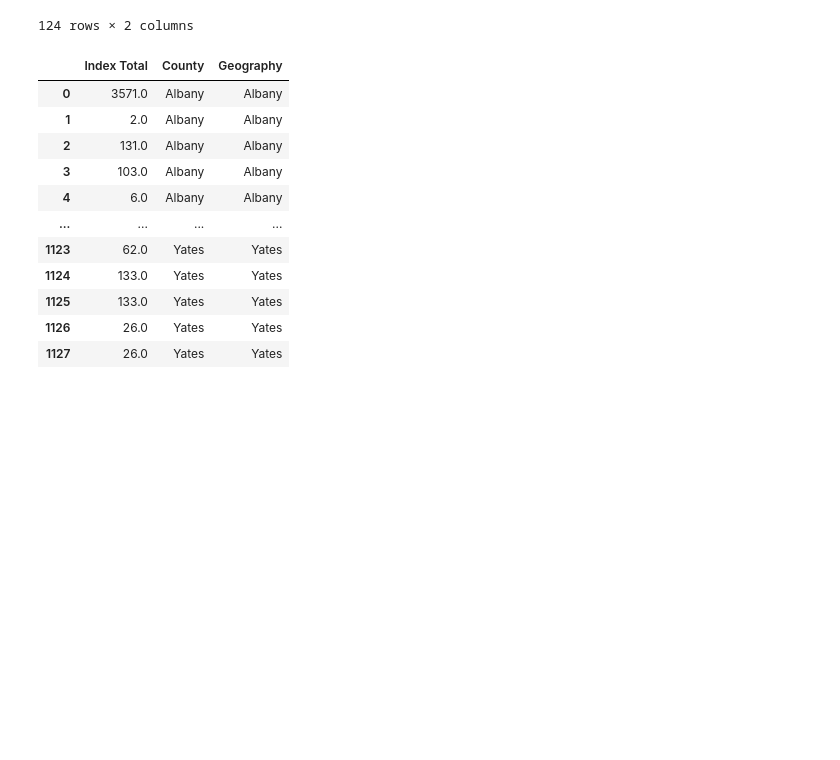
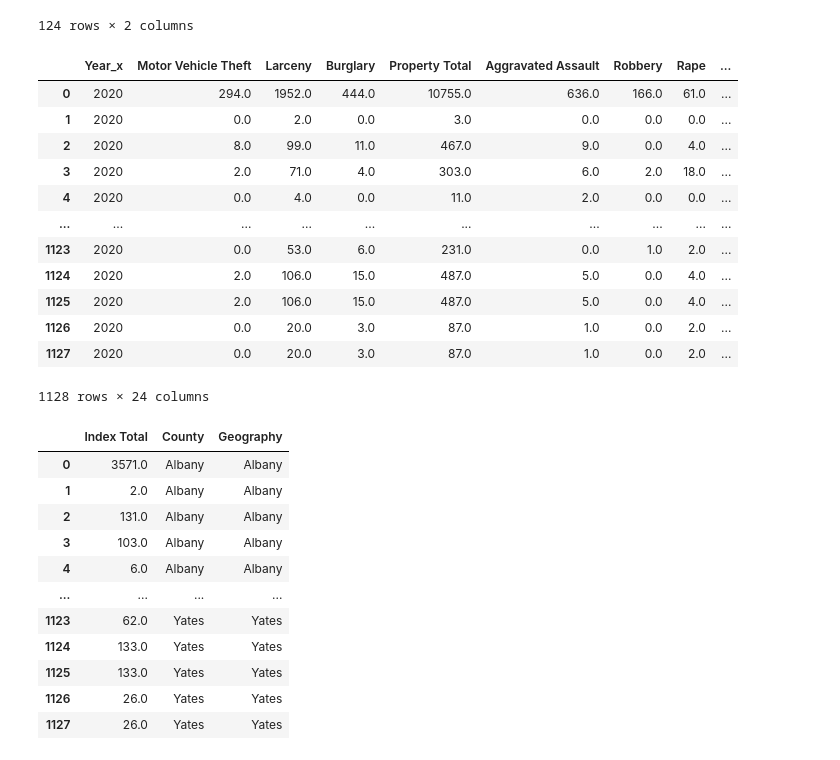
Before and after one commit to morgancoad/final_pro_two, a Jupyter notebook: notebooks/2020_crime.ipynb, the cells around one changed output. Drawn from its saved outputs; the diff is of its cells as text; code cells hidden in the pictures; blank space fills up the shorter version.

```diff
--- a/notebooks/2020_crime.ipynb
+++ b/notebooks/2020_crime.ipynb
@@ -294,11 +316,26 @@ county_pop
 # %%
 # Merged crime activities df that also consisted of county and city df to population df
 crime_activities_20_with_countycode_pop = crime_activities_20_with_countycode.merge(
     pop_2020,
     how='left',
     left_on='County',
     right_on='County'
 )
+crime_activities_20_with_countycode_pop
+# %% [output]
+|  | Year_x | Motor Vehicle Theft | Larceny | Burglary | Property Total | Aggravated Assault | Robbery | Rape | ... |
+| 0 | 2020 | 294.0 | 1952.0 | 444.0 | 10755.0 | 636.0 | 166.0 | 61.0 | ... |
+| 1 | 2020 | 0.0 | 2.0 | 0.0 | 3.0 | 0.0 | 0.0 | 0.0 | ... |
+| 2 | 2020 | 8.0 | 99.0 | 11.0 | 467.0 | 9.0 | 0.0 | 4.0 | ... |
+| 3 | 2020 | 2.0 | 71.0 | 4.0 | 303.0 | 6.0 | 2.0 | 18.0 | ... |
+| 4 | 2020 | 0.0 | 4.0 | 0.0 | 11.0 | 2.0 | 0.0 | 0.0 | ... |
+| ... | ... | ... | ... | ... | ... | ... | ... | ... | ... |
+| 1123 | 2020 | 0.0 | 53.0 | 6.0 | 231.0 | 0.0 | 1.0 | 2.0 | ... |
+| 1124 | 2020 | 2.0 | 106.0 | 15.0 | 487.0 | 5.0 | 0.0 | 4.0 | ... |
+| 1125 | 2020 | 2.0 | 106.0 | 15.0 | 487.0 | 5.0 | 0.0 | 4.0 | ... |
+| 1126 | 2020 | 0.0 | 20.0 | 3.0 | 87.0 | 1.0 | 0.0 | 2.0 | ... |
+| 1127 | 2020 | 0.0 | 20.0 | 3.0 | 87.0 | 1.0 | 0.0 | 2.0 | ... |
+1128 rows × 24 columns
 # %%
 county_crime_total1 = crime_activities_20_with_countycode_pop[['Index Total', 'County', 'Geography']]
 county_crime_total1
```
Also changed, not shown: parts of 3 cells of this notebook, 6 other files.
